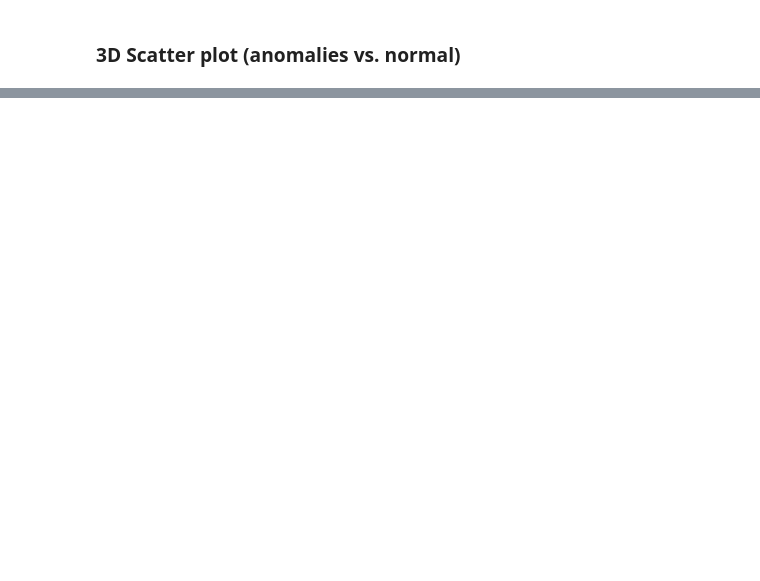
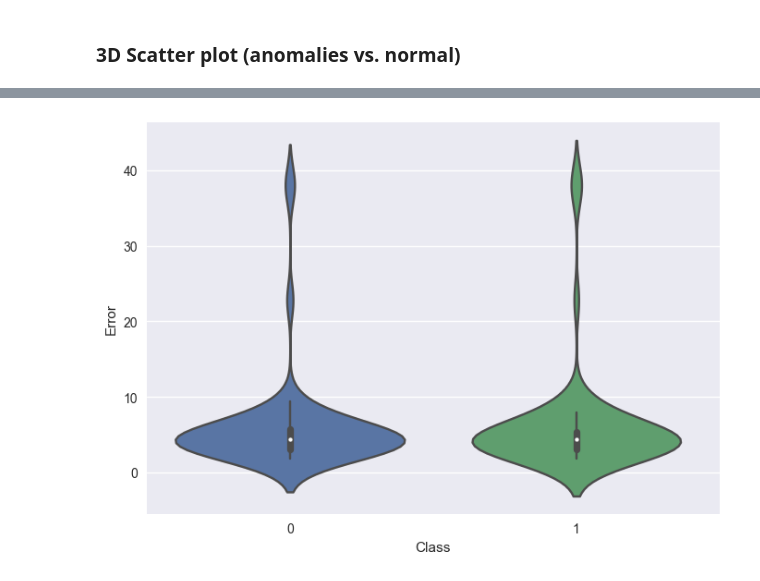
Before and after one commit to SasoPavlic/NiaNetAD, a Jupyter notebook: analyse.ipynb, the cells around one changed output, grey strips where cells are left out. Saved outputs shown, nothing was run; the diff lists cells and outputs as text; code cells hidden in the pictures; blank space fills up the shorter version.

```diff
--- a/analyse.ipynb
+++ b/analyse.ipynb
@@ -54,4 +54,5 @@ Path(saving_path).mkdir(parents=True, exist_ok=True)
 # %%
+model.num_epochs = 3
 early_stop_callback = EarlyStopping(monitor=config['early_stop']['monitor'],
                                     min_delta=config['early_stop']['min_delta'],
                                     patience=config['early_stop']['patience'],
@@ -114,7 +162,7 @@ print(sum(rmse_list) / len(rmse_list))
 # %% [markdown]
 ### Calculate AUC value based on anomaly detection
 # %%
-from experiments.anomalyDetection import AnomalyDetection
+from experiments.anomaly_detection import AnomalyDetection
 
 anomaly_detection = AnomalyDetection([0], [1])
 dataloader_iterator = iter(datamodule.test_dataloader())
@@ -122,17 +170,15 @@ dataloader_iterator = iter(datamodule.test_dataloader())
 inputs = []
 reconstructs = []
 reconstrcution_errors = []
-instance_number = []
 instance_target = []
 targets = []
 
-index = 0
+"Loop over dataset"
 for data, target in dataloader_iterator:
     data = data.to('cpu')
     reconstructed, input = model.forward(data)
 
-
-
+    "Loop over batch"
     for x, y, z in zip(reconstructed, input, target):
         inputs.append(x)
         reconstructs.append(y)
@@ -140,11 +186,7 @@ for data, target in dataloader_iterator:
         reconstructed, input = model.forward(data)
         rmse = mean_squared_error(input.detach().numpy(), reconstructed.detach().numpy(), squared=True)
         reconstrcution_errors.append(rmse)
-        instance_number.append(index)
         instance_target.append(z.item())
-        index +=1
 
 anomaly_detection.find(inputs, reconstructs, targets)
-
-AUC = anomaly_detection.AUC
 print(f"Model AUC score: {anomaly_detection.AUC}")
@@ -222,0 +282,5 @@ plt.show()
+# %%
+sns.violinplot(y=df["Error"], x=df["Class"], kind="kde")
+plt.show()
+# %% [output]
+[figure, added]
```
Also changed, not shown: parts of 17 cells of this notebook, 6 other files.
